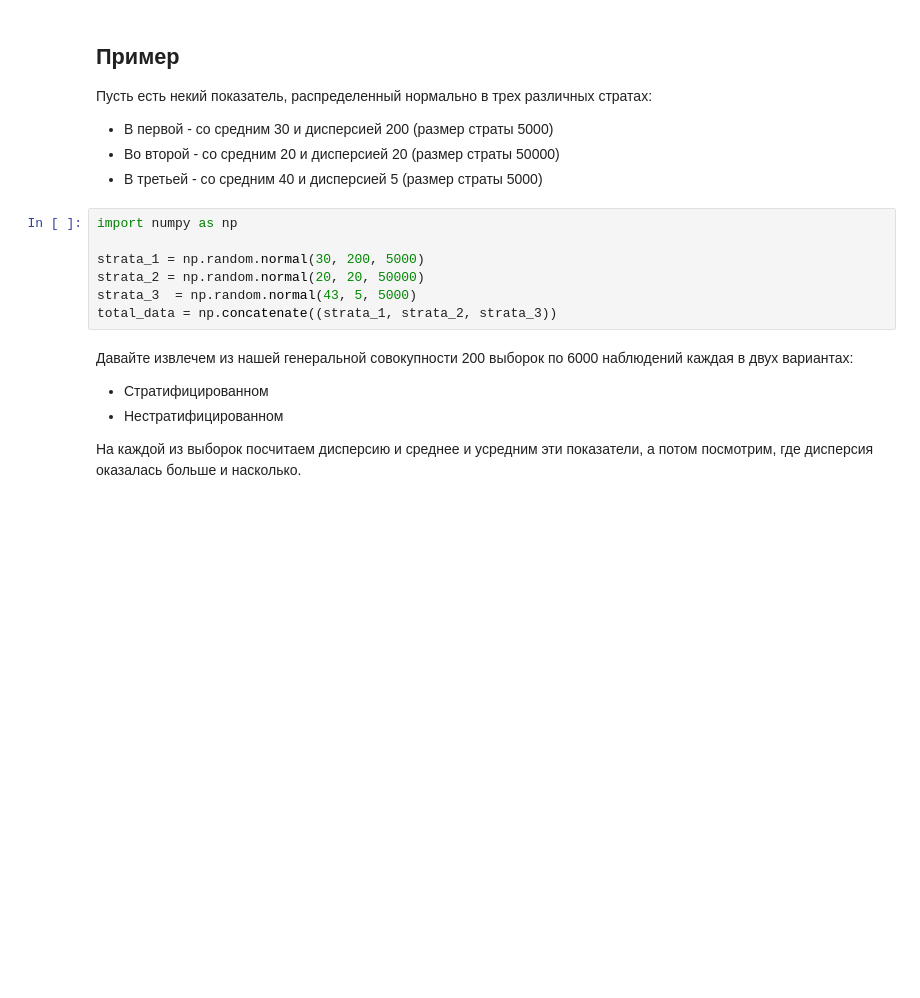
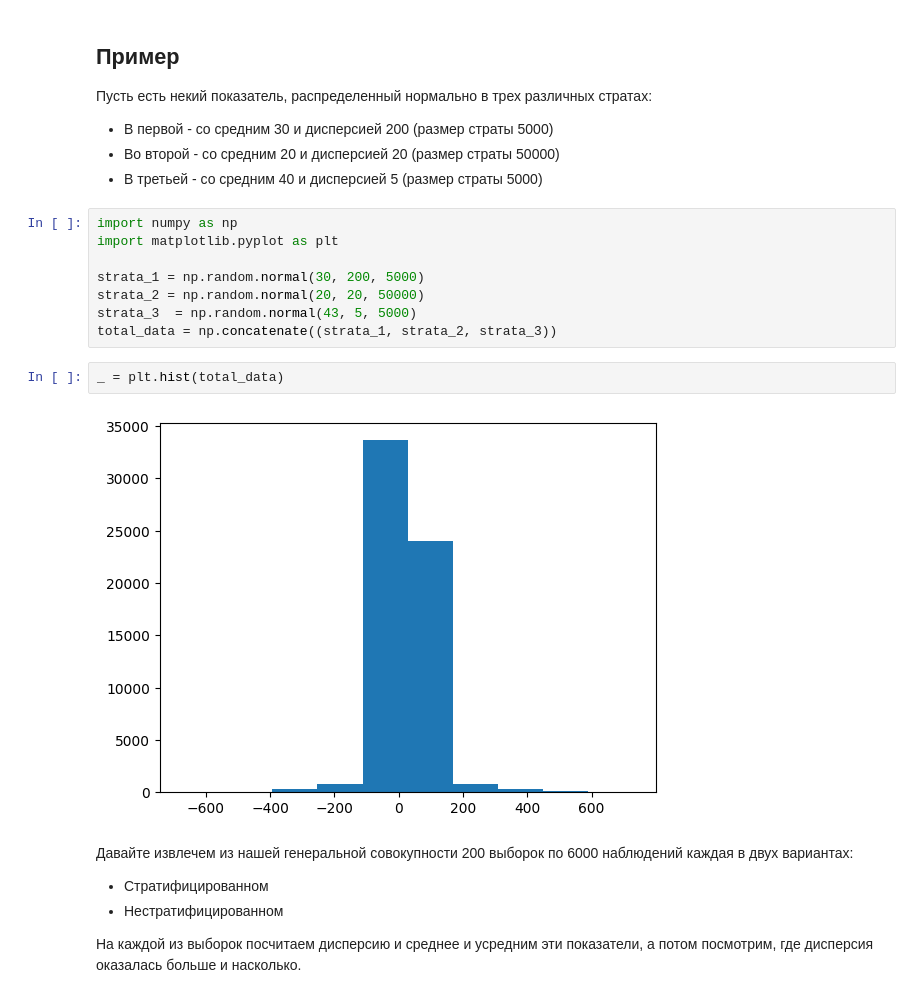
Before and after one commit to pileyan/HSE_Statistics_1, a Jupyter notebook: lect 10 CUPED/lect8 CUPED.ipynb, the cells around one changed output. Cells and saved outputs as stored; diff of their text form; blank space fills up the shorter version.

```diff
--- a/lect 10 CUPED/lect8 CUPED.ipynb
+++ b/lect 10 CUPED/lect8 CUPED.ipynb
@@ -44,11 +44,16 @@ $$var(\overline{Y})=\sum_k{w_k\dfrac{\sigma^2_k}{n}}+\sum_k{w_k\dfrac{(\mu_k - \
 * В третьей - со средним 40 и дисперсией 5 (размер страты 5000)
 # %%
 import numpy as np
+import matplotlib.pyplot as plt
 
 strata_1 = np.random.normal(30, 200, 5000)
 strata_2 = np.random.normal(20, 20, 50000)
 strata_3  = np.random.normal(43, 5, 5000)
 total_data = np.concatenate((strata_1, strata_2, strata_3))
+# %%
+_ = plt.hist(total_data)
+# %% [output]
+[figure, added]
 # %% [markdown]
 Давайте извлечем из нашей генеральной совокупности 200 выборок по 6000 наблюдений каждая в двух вариантах:
 
```
Also changed, not shown: parts of 18 cells of this notebook, 1 other file.
